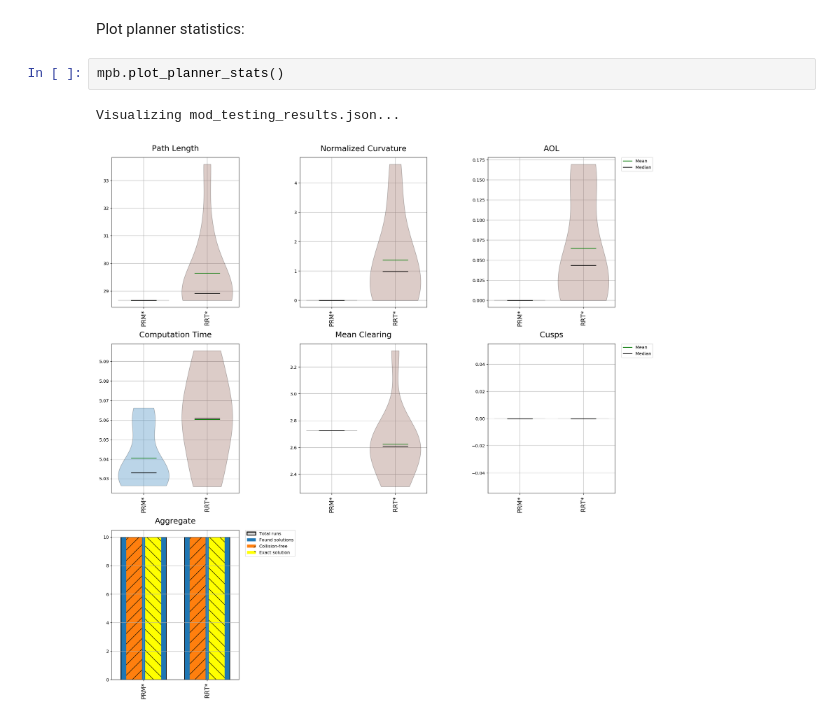
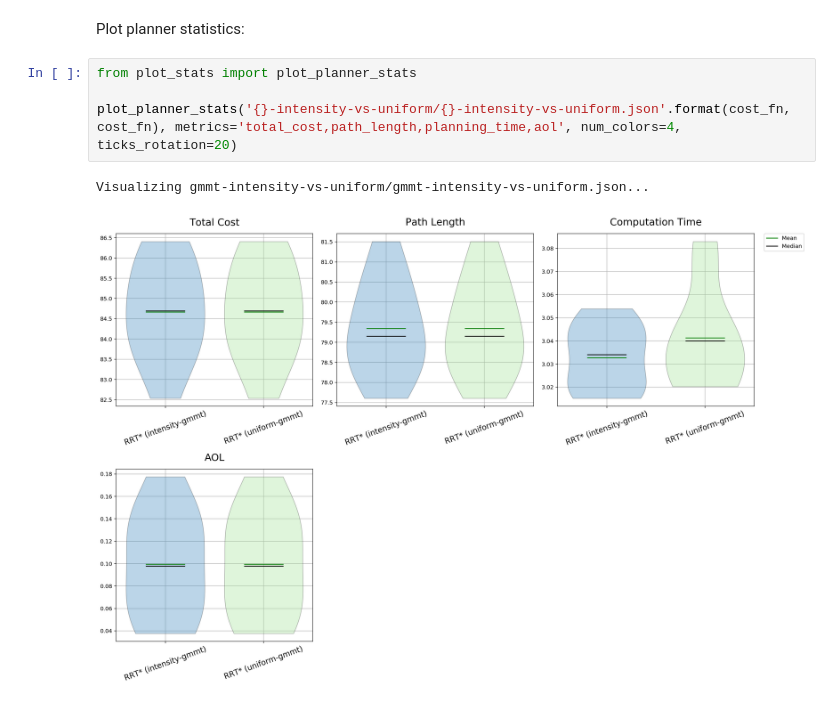
Before and after one commit to ksatyaki/bench-mr, a Jupyter notebook: python/MoD-planning.ipynb, the cells around one changed output. Drawn from its saved outputs; the diff is of its cells as text.

```diff
--- a/python/MoD-planning.ipynb
+++ b/python/MoD-planning.ipynb
@@ -77,7 +79,9 @@ Visualizing mod_testing_results.json
 # %% [markdown]
 Plot planner statistics:
-# %%
-mpb.plot_planner_stats()
-# %% [output]
-Visualizing mod_testing_results.json...
-[figure, removed]
+# %%
+from plot_stats import plot_planner_stats
+
+plot_planner_stats('{}-intensity-vs-uniform/{}-intensity-vs-uniform.json'.format(cost_fn, cost_fn), metrics='total_cost,path_length,planning_time,aol', num_colors=4, ticks_rotation=20)
+# %% [output]
+Visualizing gmmt-intensity-vs-uniform/gmmt-intensity-vs-uniform.json...
+[figure, added]
```
Also changed, not shown: parts of 8 cells of this notebook, 14 other files.
